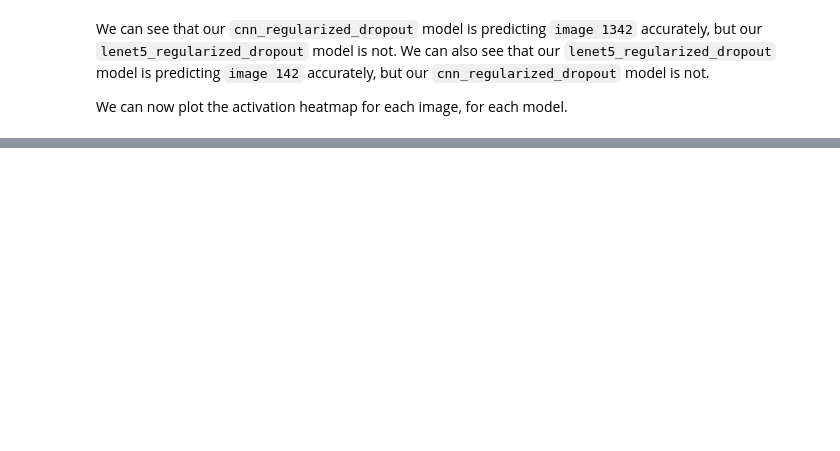
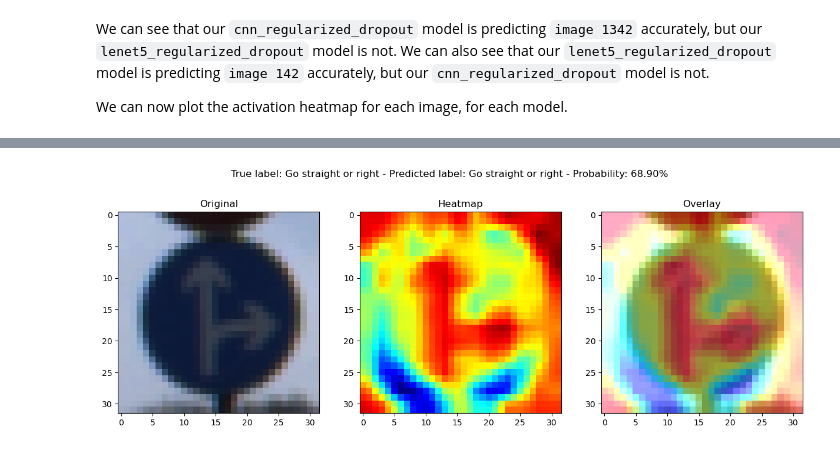
Before and after one commit to sjmfirestone/comp-4449-midterm-rtfs, a Jupyter notebook: main.ipynb, the cells around one changed output, grey strips where cells are left out. Saved outputs shown, nothing was run; the diff lists cells and outputs as text; code cells hidden in the pictures; blank space fills up the shorter version.

Commit message:
made the GradCAM visualization more customizable

```diff
--- a/main.ipynb
+++ b/main.ipynb
@@ -998,5 +1118,3 @@ Shape of test_images_142 after expanded dimensions:  (1, 32, 32, 3)
 Shape of test_images_1342 after expanded dimensions:  (1, 32, 32, 3)
 # %% [markdown]
 Now we must get the predicted class for each image, for each model.
-# %%
-def get_prediction_metrics(model, test_images, test_labels, signnames):
@@ -1046,0 +1121,28 @@ True label for image 1342:  0  -  Speed limit (20km/h)
+# %%
+def get_prediction_metrics(model, test_image, test_label, signnames):
+
+    predictions = model.predict(test_image)
+    i_pred = np.argmax(predictions[0])
+    label_pred = signnames[i_pred]
+    pred_accuracy = predictions[0][i_pred]
+    true_label = signnames[test_label]
+
+    print("True label: {} | Predicted: {} | Accuracy: {:.2f}%".format(true_label, label_pred, pred_accuracy*100))
+
+    return predictions, i_pred, label_pred, pred_accuracy, true_label
+# %%
+print(f"CNN Model Predictions for Image {a}")
+cnn_predictions_i, i_cnn_predictions_a, label_cnn_predictions_a, pred_accuracy_cnn_a, true_label_a = \
+    get_prediction_metrics(cnn_regularized_dropout, test_image_a, test_labels[a], signnames)
+
+print(f"\nLeNet Model Predictions for Image {a}")
+lenet_predictions_a, i_lenet_predictions_a, label_lenet_predictions_a, pred_accuracy_lenet_a, true_label_a = \
+    get_prediction_metrics(lenet_regularized_dropout, test_image_a, test_labels[a], signnames)
+
+print(f"\nCNN Model Predictions for Image {b}")
+cnn_predictions_b, i_cnn_predictions_b, label_cnn_predictions_b, pred_accuracy_cnn_b, true_label_b = \
+    get_prediction_metrics(cnn_regularized_dropout, test_image_b, test_labels[b], signnames)
+
+print(f"\nLeNet Model Predictions for Image {b}")
+lenet_predictions_b, i_lenet_predictions_b, label_lenet_predictions_b, pred_accuracy_lenet_b, true_label_b = \
+    get_prediction_metrics(lenet_regularized_dropout, test_image_b, test_labels[b], signnames)
@@ -1077,7 +1191,7 @@ def plot_activation_heatmap(cam, image, label, pred_label, pred_prob):
     axs[0].set_title("Original")
     axs[1].imshow(heatmap)
     axs[1].set_title("Heatmap")
-    axs[2].imshow(output)
+    axs[2].imshow(overlay)
     axs[2].set_title("Overlay")
     fig.suptitle("True label: {} - Predicted label: {} - Probability: {:.2f}%".format(label, pred_label, pred_prob * 100))
     plt.show()
@@ -1154,0 +1240,5 @@ new_model.evaluate(test_images_P, test_labels, verbose=2)
+# %%
+cam_cnn_a = GradCAM(cnn_regularized_dropout, i_cnn_predictions_a, layerName="conv2d_1")
+plot_activation_heatmap(cam_cnn_a, test_image_a, true_label_a, label_cnn_predictions_a, pred_accuracy_cnn_a)
+# %% [output]
+[figure, added]
```
Also changed, not shown: parts of 33 cells of this notebook.
